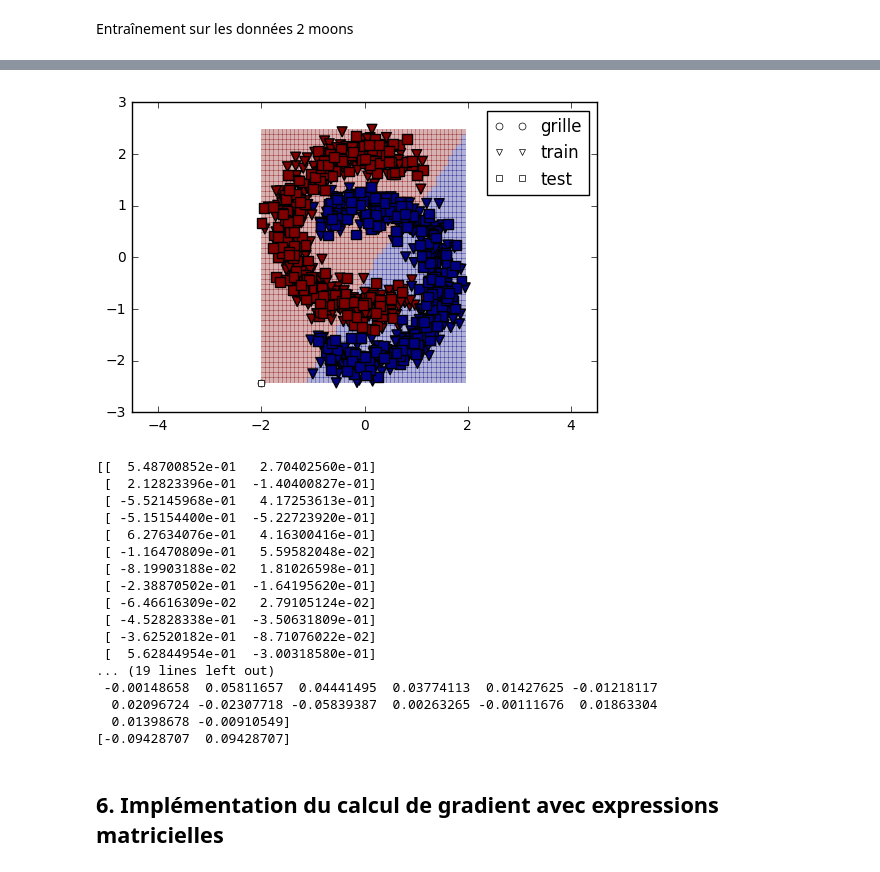
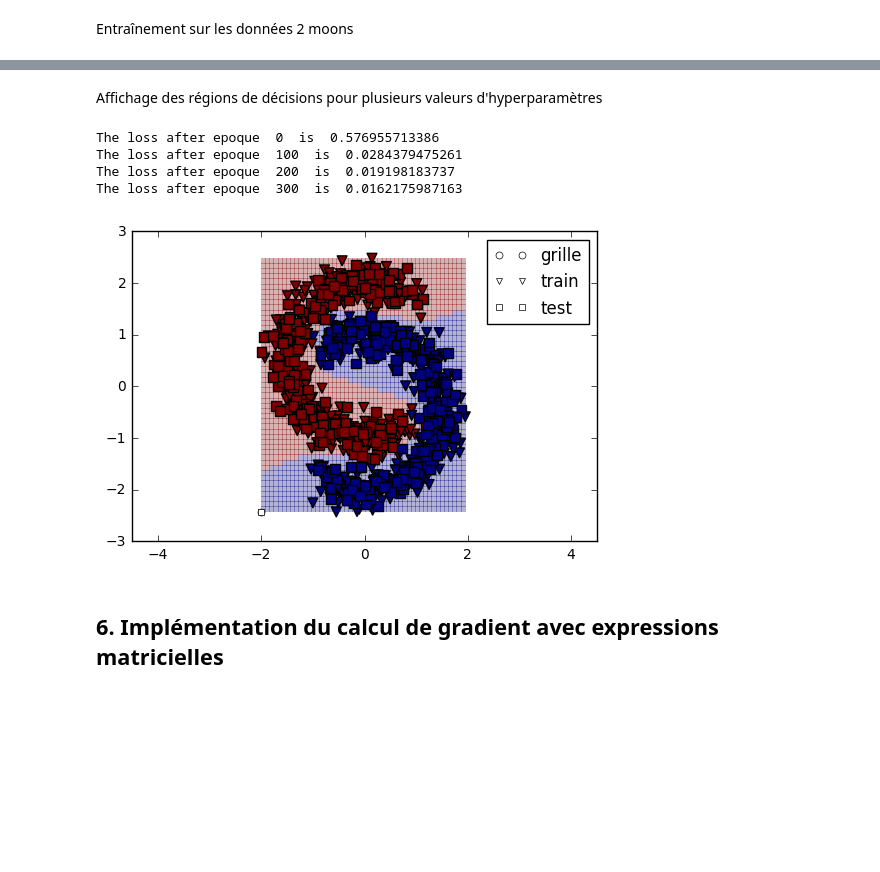
Before and after one commit to zacksoliman/simple-neural-net, a Jupyter notebook: Hwk2.ipynb, the cells around one changed output, grey strips where cells are left out. Saved outputs shown, nothing was run; the diff lists cells and outputs as text; code cells hidden in the pictures; blank space fills up the shorter version.

```diff
--- a/Hwk2.ipynb
+++ b/Hwk2.ipynb
@@ -429,10 +430,14 @@ validation_inds = inds[ntrain:]
 #On définit l'ensemble d'entraînement et l'ensemble de validation
 train_data = data[test_inds,]
 validation_data = data[validation_inds,]
+print(train_data.shape)
+print(validation_data.shape)
 
-#Variation de la valeur des hyperparamètres K et eta
-lambdas = np.array([[0.0000001, 0.0000001],
-       [0.0000001, 0.0000001]])
+#Optimisation des paramètres de capacité: nbre couches cachées et lambdas
+lambdas = np.array([[0., 0.],
+       [0., 0.]])
+
+
 
 def frange(start, stop, step):
     i = start
@@ -442,18 +447,12 @@ def frange(start, stop, step):
 
 erreurs = np.zeros([15,10])
 i = 0
-#eta = 0.1
-for K in range(50,700,50):
+for K in [20, 100, 200]:#range(20,train_data.shape[0],200):
     j = 0
-    for eta in frange(0.1,1,0.1):
+    for eta in frange(0.01,0.1,0.02):
         nn = NeuralNet_loop(2,20,2,lambdas, K)
-        nn.train(train_data,100000,eta)
-        #erreurs[i,0] = 0.01*taux_erreur(nn, validation_data)
-        #print(nn.W1)
-        #print(nn.W2)
-        #print(nn.b1)
-        #print(nn.b2)
-        erreurs[i,j] = 0.01*taux_erreur(nn, validation_data)
+        nn.train(train_data,400,eta)
+        erreurs[i,j] = taux_erreur(nn, validation_data)
         j = j + 1
     i = i + 1
 print(erreurs)
@@ -478,28 +480,22 @@ print(erreurs)
+# %% [markdown]
+Affichage des régions de décisions pour plusieurs valeurs d'hyperparamètres
 # %%
+lambdas = np.array([[0., 0.],
+       [0., 0.]])
+nn = NeuralNet_loop(2,20,2,lambdas, 20)
+nn.train(train_data,400,0.1)
 gridplot(nn, train_data, validation_data, 50)
-print(nn.W1)
-print(nn.W2)
-print(nn.b1)
-print(nn.b2)
+#print(nn.W1)
+#print(nn.W2)
+#print(nn.b1)
+#print(nn.b2)
+print(taux_erreurs(nn, validation_data))
 # %% [output]
+The loss after epoque  0  is  0.576955713386
+The loss after epoque  100  is  0.0284379475261
+The loss after epoque  200  is  0.019198183737
+The loss after epoque  300  is  0.0162175987163
-[figure, old version]
+[figure, new version]
-[[  5.48700852e-01   2.70402560e-01]
- [  2.12823396e-01  -1.40400827e-01]
- [ -5.52145968e-01   4.17253613e-01]
- [ -5.15154400e-01  -5.22723920e-01]
- [  6.27634076e-01   4.16300416e-01]
- [ -1.16470809e-01   5.59582048e-02]
- [ -8.19903188e-02   1.81026598e-01]
- [ -2.38870502e-01  -1.64195620e-01]
- [ -6.46616309e-02   2.79105124e-02]
- [ -4.52828338e-01  -3.50631809e-01]
- [ -3.62520182e-01  -8.71076022e-02]
- [  5.62844954e-01  -3.00318580e-01]
-... (19 lines left out)
- -0.00148658  0.05811657  0.04441495  0.03774113  0.01427625 -0.01218117
-  0.02096724 -0.02307718 -0.05839387  0.00263265 -0.00111676  0.01863304
-  0.01398678 -0.00910549]
-[-0.09428707  0.09428707]
 # %% [markdown]
 ## 6. Implémentation du calcul de gradient avec expressions matricielles
 # %% [markdown]
```
Also changed, not shown: parts of 12 cells of this notebook.
